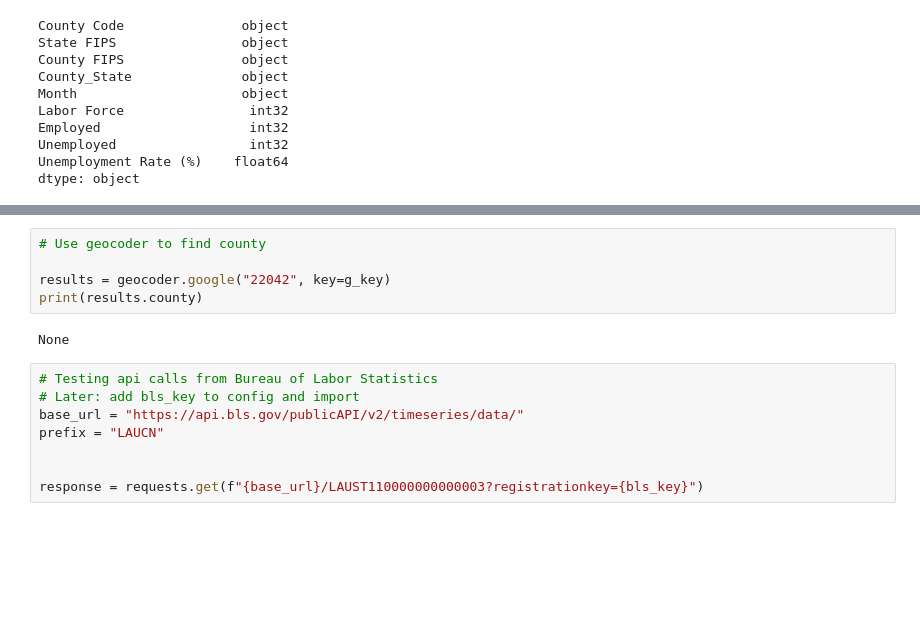
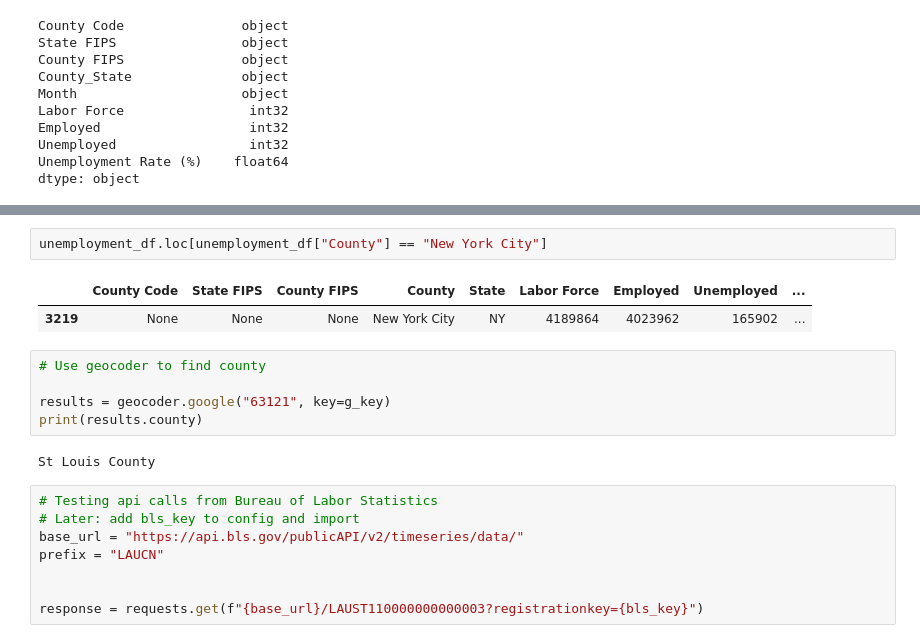
Before and after one commit to Gissel7181/Project-One, a Jupyter notebook: Project 1.ipynb, the cells around one changed output, grey strips where cells are left out. Cells and saved outputs as stored; diff of their text form; blank space fills up the shorter version.

```diff
--- a/Project 1.ipynb
+++ b/Project 1.ipynb
@@ -218,10 +288,15 @@ unemployment_df.head(50)
+# %%
+unemployment_df.loc[unemployment_df["County"] == "New York City"]
+# %% [output]
+|  | County Code | State FIPS | County FIPS | County | State | Labor Force | Employed | Unemployed | ... |
+| 3219 | None | None | None | New York City | NY | 4189864 | 4023962 | 165902 | ... |
 # %%
 # Use geocoder to find county
 
-results = geocoder.google("22042", key=g_key)
+results = geocoder.google("63121", key=g_key)
 print(results.county)
 # %% [output]
-None
+St Louis County
 # %%
 # Testing api calls from Bureau of Labor Statistics
 # Later: add bls_key to config and import
```
Also changed, not shown: parts of 6 cells of this notebook.
